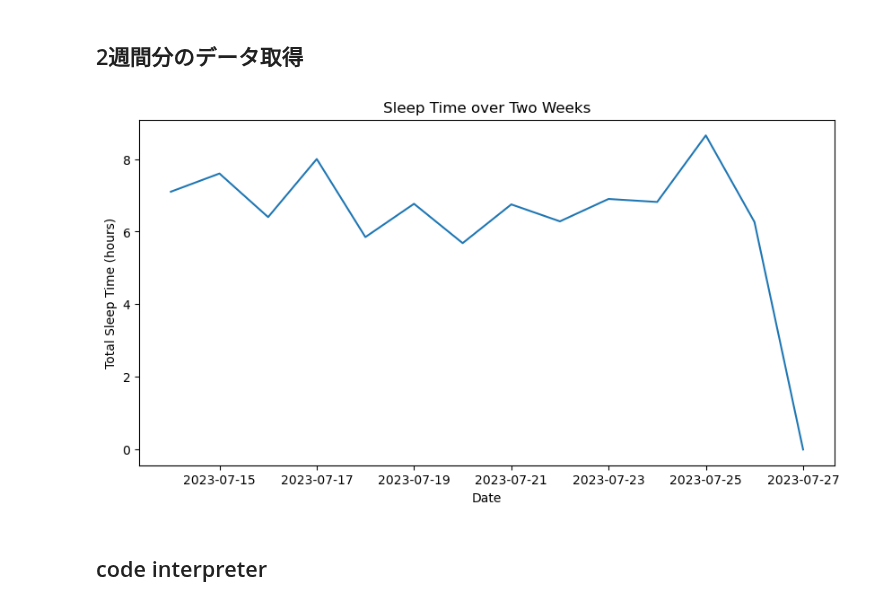
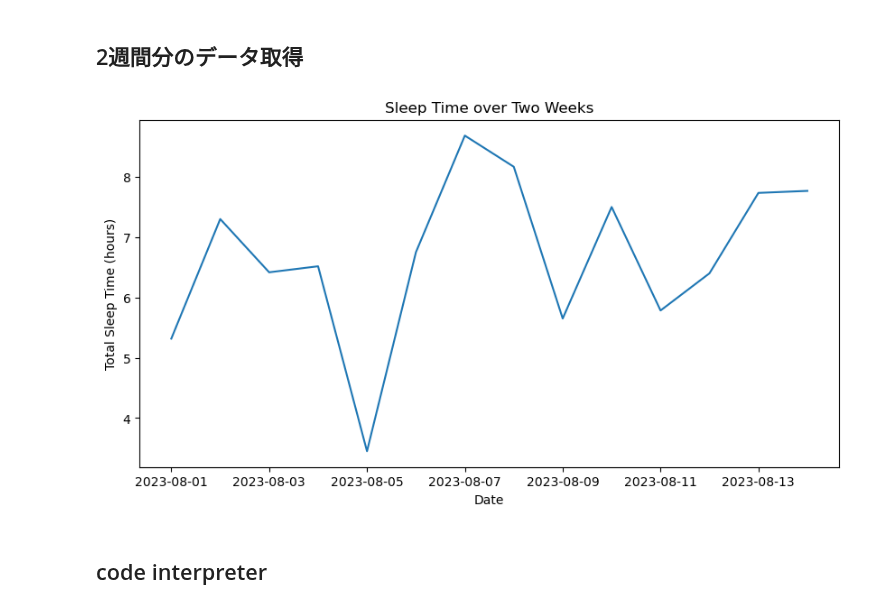
Before and after one commit to tsu-nera/dailybuild, a Jupyter notebook: notes/test.ipynb, the cells around one changed output. Drawn from its saved outputs; the diff is of its cells as text; code cells hidden in the pictures.

```diff
--- a/notes/test.ipynb
+++ b/notes/test.ipynb
@@ -10,17 +21,15 @@ import matplotlib.dates as mdates
 # %%
-# OAuth2セッションを作成
-auth = OAuth2Session(client_id, token={
-    'access_token': access_token,
-    'refresh_token': refresh_token,
-    'token_type': 'Bearer',
-    'expires_in': '-30',
-    'expires_at': '-30'
-}, client=LegacyApplicationClient(client_id))
+# トークン情報をファイルから読み込む
+with open(TOKEN_FILE, 'r') as f:
+    token_data = json.load(f)
+
+with open(CREDS_FILE, 'r') as f:
+    creds = json.load(f)
 
 # Fitbitクライアントを作成
-client = fitbit.Fitbit(client_id,
-                       client_secret,
+client = fitbit.Fitbit(creds['client_id'],
+                       creds['client_secret'],
                        oauth2=True,
-                       access_token=access_token,
-                       refresh_token=refresh_token,
-                       system='en_GB')
+                       access_token=token_data['access_token'],
+                       refresh_token=token_data['refresh_token'],
+                       refresh_cb=update_token)
@@ -27,6 +51,13 @@ client = fitbit.Fitbit(client_id,
 # %%
-# 睡眠データを取得
-start_date = datetime.date(2023, 7, 30)
-end_date = start_date + datetime.timedelta(days=7)
-sleep = client.get_sleep(date=start_date)
+# 現在の日付から一ヶ月前の日付を取得
+end_date = dt.date.today()
+start_date = end_date - dt.timedelta(days=7)
+
+# 一ヶ月分の睡眠データを取得
+sleep_data = []
+current_date = start_date
+while current_date <= end_date:
+    sleep_log = client.sleep(date=current_date)
+    sleep_data.append(json_to_row(sleep_log))
+    current_date += dt.timedelta(days=1)
 # %%
@@ -53,27 +111,27 @@ sleep
 ## 2週間分のデータ取得
 # %%
 # 睡眠データを取得
-start_date = datetime.date(2023, 7, 14)
-end_date = start_date + datetime.timedelta(days=14)
+start_date = dt.date(2023, 8, 1)
+end_date = start_date + dt.timedelta(days=14)
 
 dates = []
 total_sleep_times = []
 
-for day in (start_date + datetime.timedelta(n) for n in range((end_date-start_date).days)):
+for day in (start_date + dt.timedelta(n) for n in range((end_date-start_date).days)):
     sleep = client.get_sleep(date=day)
     dates.append(day)
     total_sleep_time = sum([sl['duration'] for sl in sleep['sleep']]) / 3600000  # ms to hours
     total_sleep_times.append(total_sleep_time)
 
 # 睡眠データを可視化
 plt.figure(figsize=(10, 5))
 plt.plot(dates, total_sleep_times)
 plt.xlabel('Date')
 plt.ylabel('Total Sleep Time (hours)')
 plt.title('Sleep Time over Two Weeks')
 plt.show()
 # %% [output]
-[figure, old version]
+[figure, new version]
 # %% [markdown]
 ## code interpreter
 # %%
```
Also changed, not shown: parts of 13 cells of this notebook, 5 other files.
